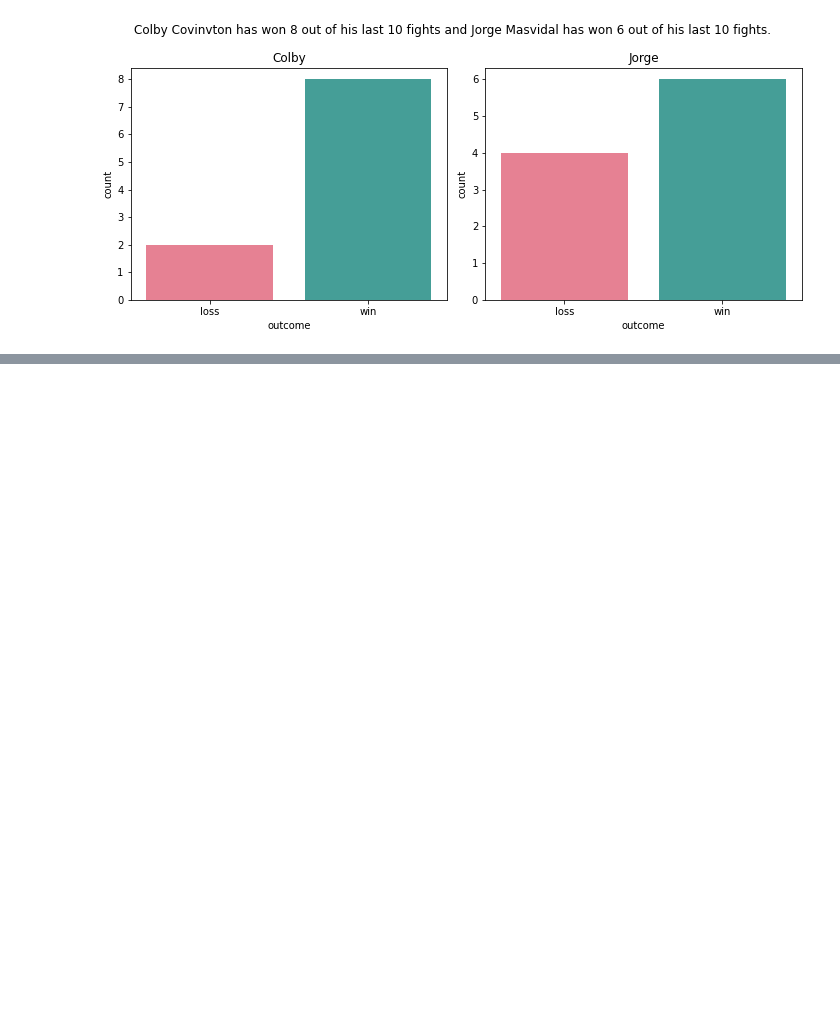
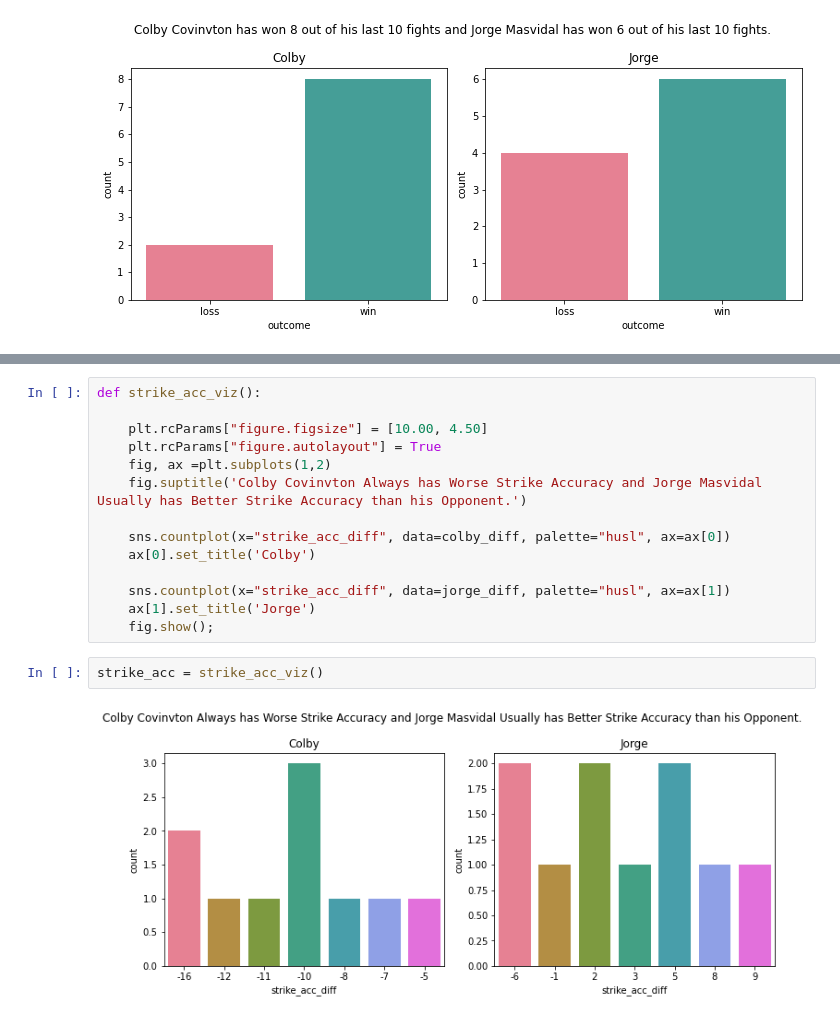
Before and after one commit to chloerwhitaker/UFC-Project, a Jupyter notebook: Viz_UFC.ipynb, the cells around one changed output, grey strips where cells are left out. Saved outputs shown, nothing was run; the diff lists cells and outputs as text; blank space fills up the shorter version.

```diff
--- a/Viz_UFC.ipynb
+++ b/Viz_UFC.ipynb
@@ -92,0 +93,18 @@ takedown_def = takedown_defense_viz()
+# %%
+def strike_acc_viz():
+
+    plt.rcParams["figure.figsize"] = [10.00, 4.50]
+    plt.rcParams["figure.autolayout"] = True
+    fig, ax =plt.subplots(1,2)
+    fig.suptitle('Colby Covinvton Always has Worse Strike Accuracy and Jorge Masvidal Usually has Better Strike Accuracy than his Opponent.')
+
+    sns.countplot(x="strike_acc_diff", data=colby_diff, palette="husl", ax=ax[0])
+    ax[0].set_title('Colby')
+
+    sns.countplot(x="strike_acc_diff", data=jorge_diff, palette="husl", ax=ax[1])
+    ax[1].set_title('Jorge')
+    fig.show();
+# %%
+strike_acc = strike_acc_viz()
+# %% [output]
+[figure, added]
```
Also changed, not shown: parts of 8 cells of this notebook.
